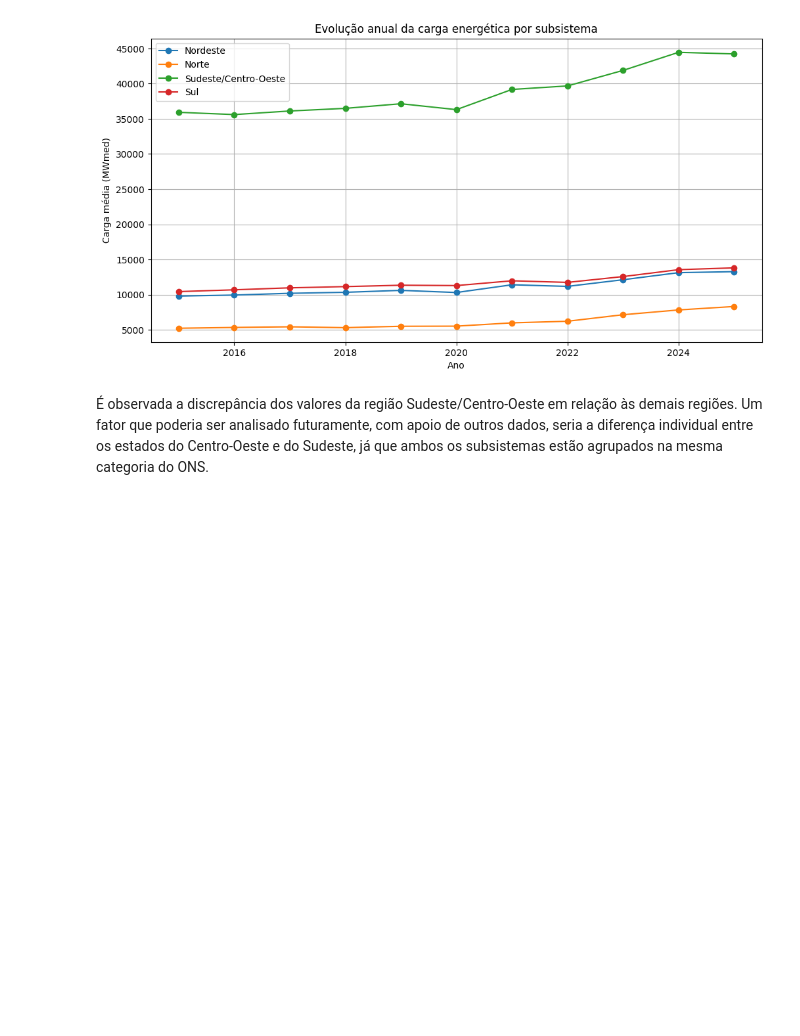
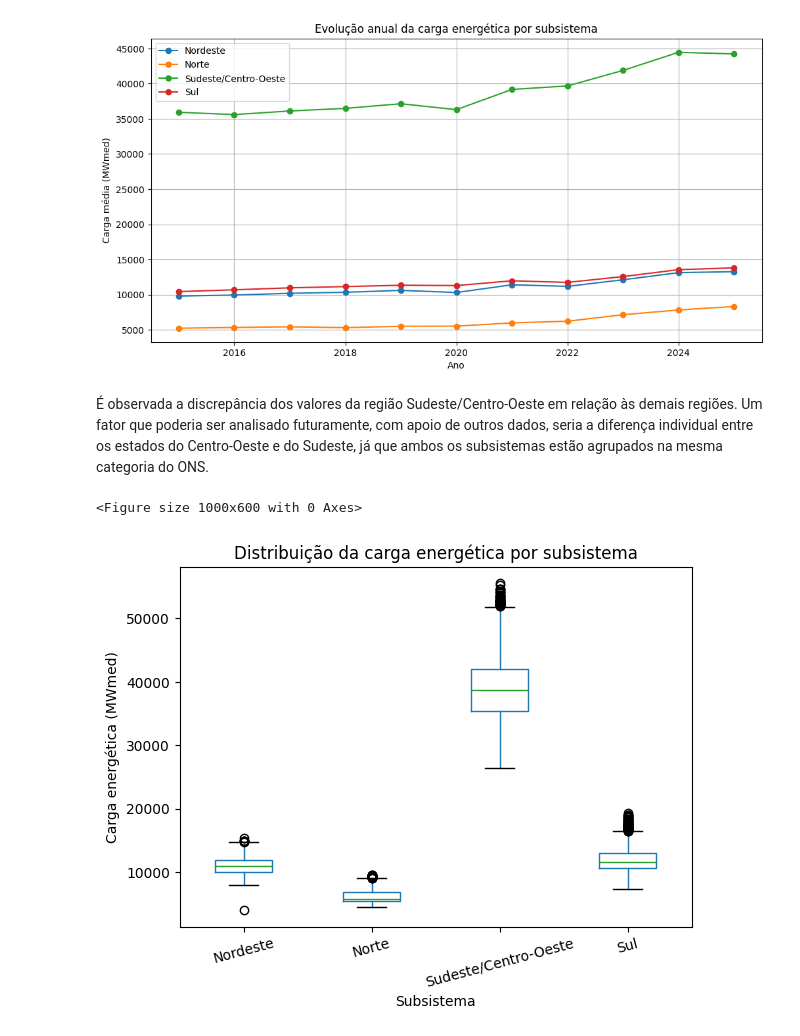
Before and after one commit to joaovinicius4/EdaEnergia, a Jupyter notebook: notebook/eda.ipynb, the cells around one changed output. Cells and saved outputs as stored; diff of their text form; code cells hidden in the pictures; blank space fills up the shorter version.

Commit message:
feat: add boxplot analysis of energy load distribution by subsystem

```diff
--- a/notebook/eda.ipynb
+++ b/notebook/eda.ipynb
@@ -284,3 +285,29 @@ plt.show()
 [figure]
 # %% [markdown]
 É observada a discrepância dos valores da região Sudeste/Centro-Oeste em relação às demais regiões. Um fator que poderia ser analisado futuramente, com apoio de outros dados, seria a diferença individual entre os estados do Centro-Oeste e do Sudeste, já que ambos os subsistemas estão agrupados na mesma categoria do ONS.
+# %%
+plt.figure(figsize=(10, 6))
+
+df.boxplot(
+    column='val_cargaenergiamwmed',
+    by='nom_subsistema',
+    grid=False
+)
+
+plt.title('Distribuição da carga energética por subsistema')
+plt.suptitle('')  # remove título automático do pandas
+plt.xlabel('Subsistema')
+plt.ylabel('Carga energética (MWmed)')
+
+plt.xticks(rotation=15)
+
+plt.savefig(
+    '../Graficos/boxplot_subsistemas.png',
+    dpi=300,
+    bbox_inches='tight'
+)
+
+plt.show()
+# %% [output]
+<Figure size 1000x600 with 0 Axes>
+[figure, added]
```
Also changed, not shown: parts of 3 cells of this notebook, 1 other file.
